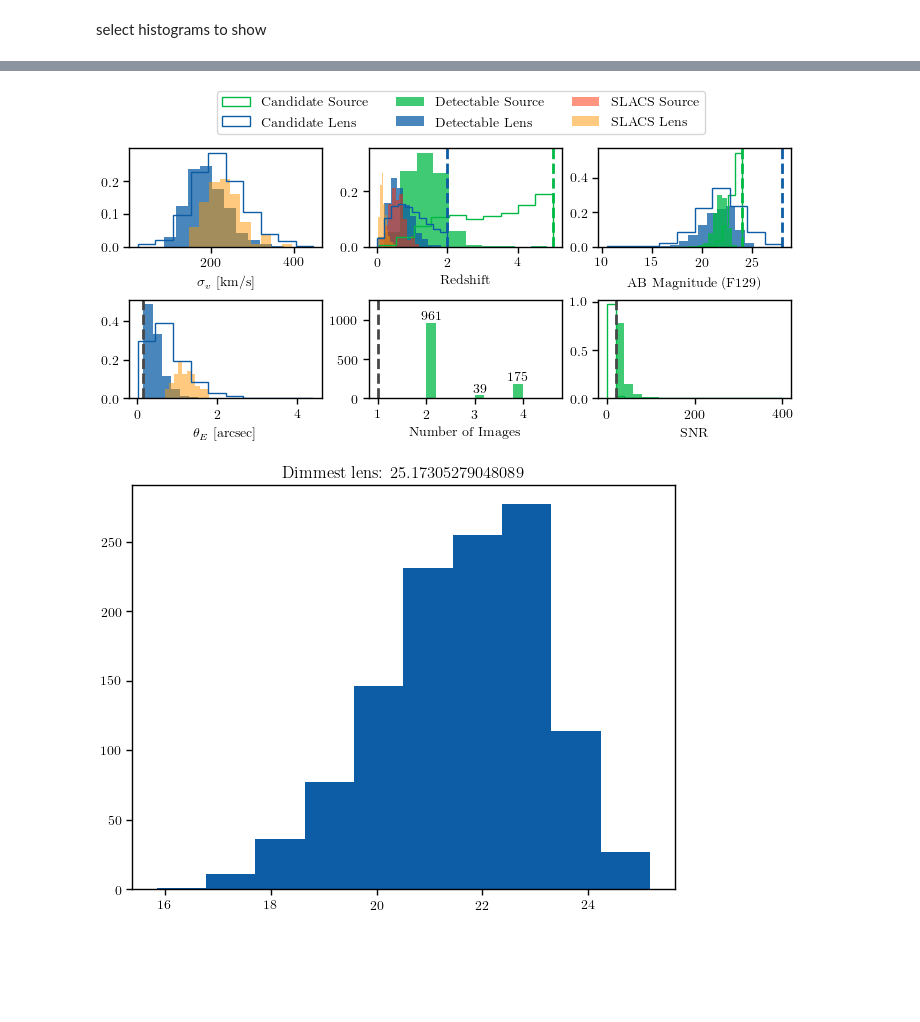
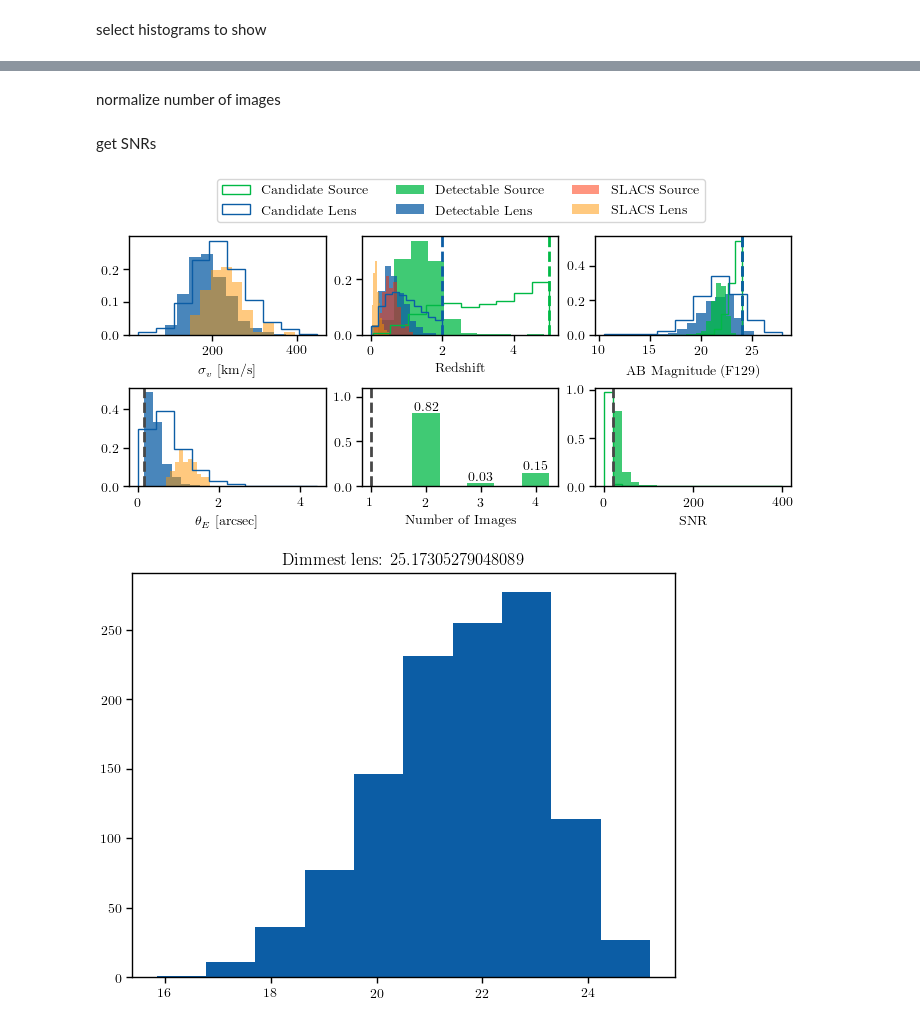
Before and after one commit to AstroMusers/mejiro, a Jupyter notebook: paper/figure_notebooks/skypy_statistics.ipynb, the cells around one changed output, grey strips where cells are left out. Saved outputs shown, nothing was run; the diff lists cells and outputs as text; code cells hidden in the pictures; blank space fills up the shorter version.

Commit message:
make number of images a fraction

```diff
--- a/paper/figure_notebooks/skypy_statistics.ipynb
+++ b/paper/figure_notebooks/skypy_statistics.ipynb
@@ -83,9 +85,9 @@ deflector_cut_band = survey_params['deflector_cut_band']
 snr_threshold = survey_params['snr_threshold']
 
 # OVERRIDES
-source_cut_band = 'F129'
-deflector_cut_band = 'F129'
-snr_threshold = 20
+# source_cut_band = 'F129'
+# deflector_cut_band = 'F129'
+# snr_threshold = 20
 # %% [markdown]
 select histograms to show
 # %%
@@ -118,3 +122,16 @@ slacs_einstein_radii = slacs5_df.loc[:,'bSIE']
+# %% [markdown]
+normalize number of images
+# %%
+num_2 = len(num_images[num_images == 2])
+num_3 = len(num_images[num_images == 3])
+num_4 = len(num_images[num_images == 4])
+total = len(num_images)
+
+normalized_num_2 = num_2 / total
+normalized_num_3 = num_3 / total
+normalized_num_4 = num_4 / total
+# %% [markdown]
+get SNRs
 # %%
 snr_files = glob(f'{data_dir}/snr_list_*.npy')
 snr_list = list(itertools.chain.from_iterable([np.load(f) for f in snr_files]))
@@ -170,39 +187,44 @@ ax[0][2].set_xlabel(f'AB Magnitude ({source_cut_band})')
 if total: ax[1][0].hist(total_einstein_radii, histtype='step', color=color_lens, weights=plot_util.weights(total_einstein_radii))
 ax[1][0].hist(einstein_radii, alpha=0.75, color=color_lens, weights=plot_util.weights(einstein_radii))
 ax[1][0].hist(slacs_einstein_radii, alpha=0.5, color=color_slacs_lens, weights=plot_util.weights(slacs_einstein_radii))
 ax[1][0].axvline(survey_params['min_image_separation'] / 2, linestyle='--', color=color_else)
 ax[1][0].set_xlabel(r'$\theta_E$ [arcsec]')
 # ax[1][0].set_yscale('log')
 # ax[1][0].set_xlim([0,2])
 
-counts, edges, bars = ax[1][1].hist(num_images, label='Detectable', alpha=0.75, color=color_source)
+# counts, edges, bars = ax[1][1].hist(num_images, label='Detectable', alpha=0.75, color=color_source)
+bar_2 = ax[1][1].bar(2, normalized_num_2, label='Detectable', alpha=0.75, color=color_source, width=0.5)
+bar_3 = ax[1][1].bar(3, normalized_num_3, alpha=0.75, color=color_source, width=0.5)
+bar_4 = ax[1][1].bar(4, normalized_num_4, alpha=0.75, color=color_source, width=0.5)
 ax[1][1].axvline(1, linestyle='--', color=color_else)
 ax[1][1].set_xlabel('Number of Images')
-labels = [int(v) if v > 0 else '' for v in counts]
-ax[1][1].bar_label(bars, labels=labels, label_type='edge')
-ax[1][1].set_xlim([0.8, 4.8])  # make some horizontal space for the bar labels
-ax[1][1].set_ylim([0, counts[0] + 300])  # make some vertical space for the bar labels
+# labels = [int(v) if v > 0 else '' for v in counts]
+ax[1][1].bar_label(bar_2, labels=[f'{normalized_num_2:.2f}'], label_type='edge')
+ax[1][1].bar_label(bar_3, labels=[f'{normalized_num_3:.2f}'], label_type='edge')
+ax[1][1].bar_label(bar_4, labels=[f'{normalized_num_4:.2f}'], label_type='edge')
+# ax[1][1].set_xlim([0.8, 4.8])  # make some horizontal space for the bar labels
+ax[1][1].set_ylim([0, 1.1])  # make some vertical space for the bar labels
 ax[1][1].xaxis.set_major_locator(MaxNLocator(integer=True))
 # ax[1][0].ticklabel_format(axis='y', style='plain', scilimits=(0,0))
 
 bin_width = snr_threshold
 snr_list = [snr for snr in snr_list]
 bins = np.arange(min(snr_list), max(snr_list) + bin_width, bin_width)
 _, bins, _ = ax[1][2].hist(snr_list, bins=bins, label='Total', histtype='step', color=color_source, weights=plot_util.weights(snr_list))
 detectable_snrs = [i for i in snr_list if i > snr_threshold]
 ax[1][2].hist(detectable_snrs, bins=bins[1:], label='Detectable', alpha=0.75, color=color_source, weights=plot_util.weights(detectable_snrs))
 ax[1][2].axvline(x=snr_threshold, linestyle='--', color=color_else)
 ax[1][2].set_xlabel('SNR')
 # ax[1][2].set_yscale('log')
 
 # create legend using colors and labels from the redshift panel
 handles, labels = ax[0][1].get_legend_handles_labels()
 f.legend(handles, labels, loc='upper center', ncols=3, bbox_to_anchor=(0.52, 1.2))
 
 plt.savefig(os.path.join(figure_dir, 'skypy_pop_hist.png'))
 plt.show()
 # %% [output]
-[figure, old version]
+[figure, new version]
 # %%
 plt.hist(lens_magnitudes)
 plt.title(f'Dimmest lens: {np.max(lens_magnitudes)}')
```
Also changed, not shown: parts of 3 cells of this notebook, 1 other file.
